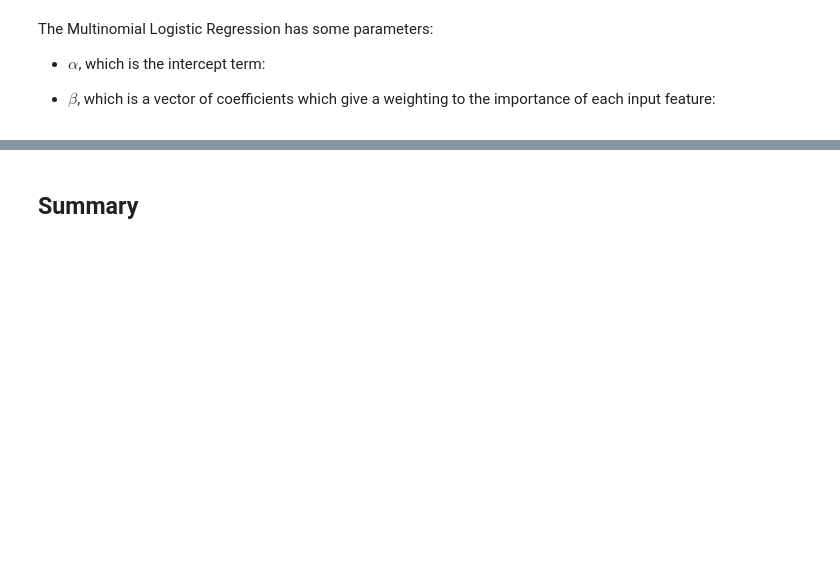
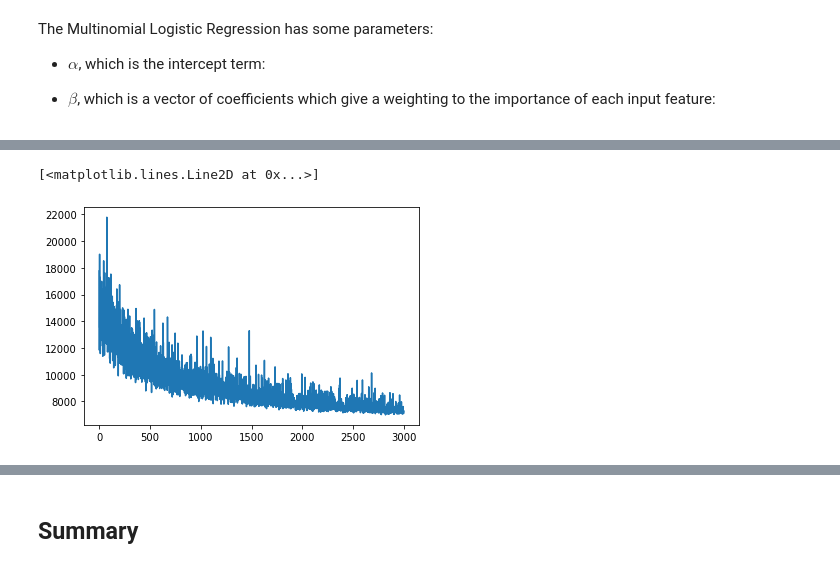
Before and after one commit to jimgibb/ET5003_SEM1_2021-2, a Jupyter notebook: Week-1/ET5003_Etivity1_JimGibbons_20188196.ipynb, the cells around one changed output, grey strips where cells are left out. Drawn from its saved outputs; the diff is of its cells as text; code cells hidden in the pictures; blank space fills up the shorter version.

```diff
--- a/Week-1/ET5003_Etivity1_JimGibbons_20188196.ipynb
+++ b/Week-1/ET5003_Etivity1_JimGibbons_20188196.ipynb
@@ -355,7 +355,7 @@ with pm.Model() as multi_logistic:
     α1  = tt.tensor.concatenate([[0],α ],)
 
     # Likelihood
-    mu = pm.math.matrix_dot(X_trv,β1) + α1
+    mu = pm.math.matrix_dot(X_train,β1) + α1
     # It doesn't work if the problem is binary
     p = tt.tensor.nnet.nnet.softmax(mu)
     observed = pm.Multinomial('likelihood', p=p, n=1, observed=y_2_bin)
@@ -365,3 +365,7 @@ The Multinomial Logistic Regression has some parameters:
 - $\alpha$, which is the intercept term:
 
 - $\beta$, which is a vector of coefficients which give a weighting to the importance of each input feature:
+# %%
+with multi_logistic:
+    #approx = pm.fit(300000, method='advi') # takes longer
+    approx = pm.fit(3000, method='advi')
@@ -367,0 +375,5 @@ The Multinomial Logistic Regression has some parameters:
+# %%
+plt.plot(approx.hist)
+# %% [output]
+[<matplotlib.lines.Line2D at 0x...>]
+[figure, added]
```
Also changed, not shown: parts of 24 cells of this notebook.
